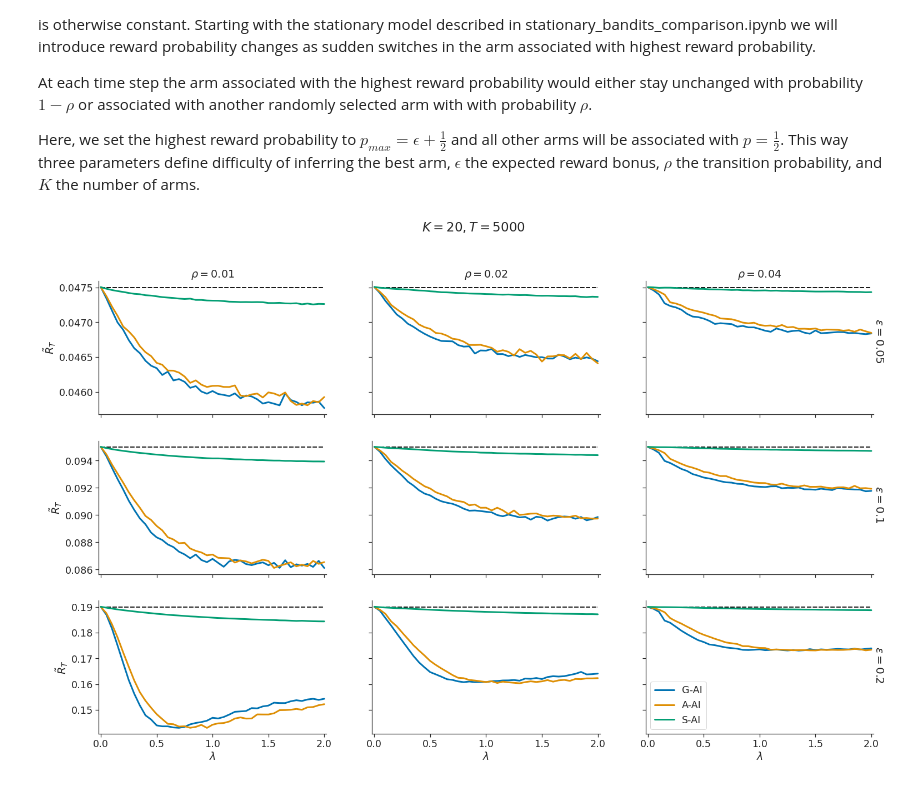
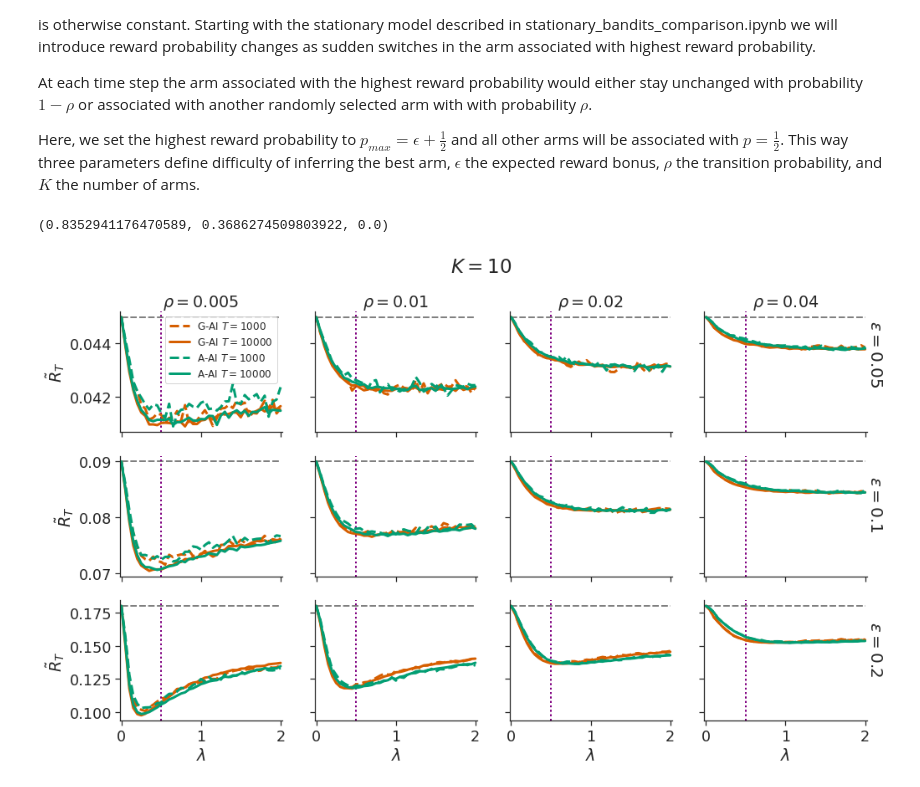
Before and after one commit to dimarkov/aibandits, a Jupyter notebook: notebooks/switching/switching_bandits_comparison.ipynb, the cells around one changed output. Drawn from its saved outputs; the diff is of its cells as text; code cells hidden in the pictures.

Commit message:
added supplementary plots to switching bandits

```diff
--- a/notebooks/switching/switching_bandits_comparison.ipynb
+++ b/notebooks/switching/switching_bandits_comparison.ipynb
@@ -42,7 +42,7 @@ plt.rcParams.update({
 from run_switching_fixed_diff_sims import Sim
 
 N = 1000
-T = 5000
+T = 10000
 missing = []
 regret_all = {}
 for E in [5, 10, 20]:
@@ -61,7 +61,7 @@ if len(missing) > 0:
     for E in missing:
         eps = E/100
         regret_all[E] = defaultdict(lambda: {})
-        for name in ['O-TS', 'B-UCB', 'G-AI', 'A-AI', 'S-AI']:
+        for name in ['O-TS', 'B-UCB', 'G-AI', 'A-AI']:
             nargs = []
             for rho in [.01, .02, .04]:
                 R = int(100 * rho)
@@ -72,33 +72,44 @@ if len(missing) > 0:
                     regret_all[E][name][R].append( (K, np.array(res).astype(np.float32)) )
 
         np.savez('data/switching_e{}_T{}'.format(E, T), **regret_all[E])
+# %%
+sns.color_palette("colorblind")[3]
+# %% [output]
+(0.8352941176470589, 0.3686274509803922, 0.0)
 # %%
 # plot dependence of regret rate on lambda in different difficulty levels
 
-K_plot = 20
-fig, axes = plt.subplots(3, 3, figsize=(25, 15), sharex=True, sharey='row')
-colors = ['b', 'r']
-linestyle = ['-', '--', '-.']
+K_plot = 10
+fig, axes = plt.subplots(3, 4, figsize=(16, 9), sharex=True, sharey='row')
+colors = {'G-AI': sns.color_palette("colorblind")[3],
+          'A-AI': sns.color_palette("colorblind")[2]}
+linestyle = ['--', '-']
 lambdas = jnp.arange(0, 2.05, .05)
 for e, E in enumerate([5, 10, 20]):
     for name in regret_all[E]:
-        if name in ['G-AI', 'A-AI', 'S-AI']:
-            for r, R in enumerate([1, 2, 4]):
+        if name in ['G-AI', 'A-AI']:
+            for r, R in enumerate([5, 10, 20, 40]):
                 for K, cum_reg in regret_all[E][name][R]:
                     if K == K_plot:
-                        axes[e, r].plot(lambdas, cum_reg.mean(-1)[:, -2]/T, lw=3, label=name)
-                        axes[e, r].hlines(E/100 * (K - 1)/K, lambdas[0], lambdas[-1], 'k', linestyle='--', lw=2)
+                        for k, u, tau in zip([0, 1], [9, 99], [1000, 10000]):
+                            reg_rate = cum_reg.mean(-1)[:, u]/tau
+                            axes[e, r].plot(lambdas, reg_rate, color=colors[name], lw=3, linestyle=linestyle[k], label=name + r' $T={}$'.format(tau))
+                        axes[e, r].hlines(E/100 * (K - 1)/K, lambdas[0], lambdas[-1], 'gray', linestyle='--', lw=2)
+                ylim = axes[e, r].set_ylim()
+                axes[e, r].vlines(.5, ylim[0], ylim[1], 'purple', linestyle=':', lw=2)
+
 
                 if e == 2:
                     axes[e, r].set_xlabel(r'$\lambda$')
                 if e == 0:
-                    axes[e, r].set_title(r'$\rho={}$'.format(R/100))
+                    axes[e, r].set_title(r'$\rho={}$'.format(R/1000))
     axes[e, 0].set_ylabel(r'$\tilde{R}_T$')
     axes[e, -1].text(1., .4, r'$\epsilon={}$'.format(E/100), transform=axes[e, -1].transAxes, fontsize=20, rotation=-90)
 
-axes[-1, -1].legend(loc=0);
-fig.suptitle(r'$K={}, T={}$'.format(K_plot, T));
+axes[0, 0].legend(loc=1, fontsize=12);
+fig.suptitle(r'$K={}$'.format(K_plot, T));
+fig.savefig('Sup-Fig2.pdf'.format(K_plot), transparent=True, bbox_inches='tight', dpi=300)
 # %% [output]
-[figure, old version]
+[figure, new version]
 # %%
 # plot regret rate for varying number of arms and switch probability
```
Also changed, not shown: parts of 6 cells of this notebook.
